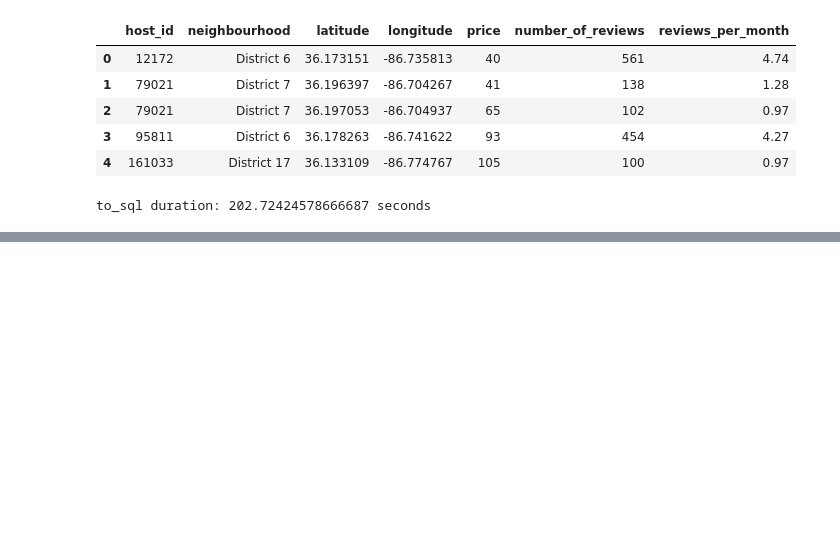
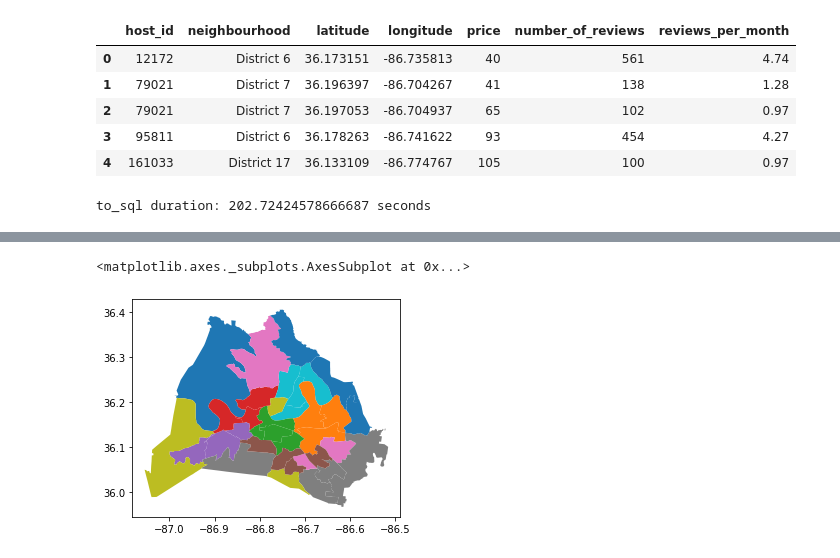
Before and after one commit to whitneylosinski/Eat.Sleep.Data, a Jupyter notebook: df_to_Postgres_upload_trial.ipynb, the cells around one changed output, grey strips where cells are left out. Cells and saved outputs as stored; diff of their text form; code cells hidden in the pictures; blank space fills up the shorter version.

```diff
--- a/df_to_Postgres_upload_trial.ipynb
+++ b/df_to_Postgres_upload_trial.ipynb
@@ -61,0 +111,4 @@ to_sql duration: 202.72424578666687 seconds
+# %%
+import geopandas as gpd
+district = gpd.read_file("./Resources/neighbourhoods.geojson")
+district.head(50)
@@ -61,0 +133,10 @@ to_sql duration: 202.72424578666687 seconds
+# %%
+import matplotlib.pyplot as plt
+
+fig, ax = plt.subplots(1,1)
+
+district.plot(column="neighbourhood", ax=ax)
+              #legend=True, legend_kwds={'loc': 'right'})
+# %% [output]
+<matplotlib.axes._subplots.AxesSubplot at 0x...>
+[figure, added]
```
Also changed, not shown: parts of 9 cells of this notebook.
